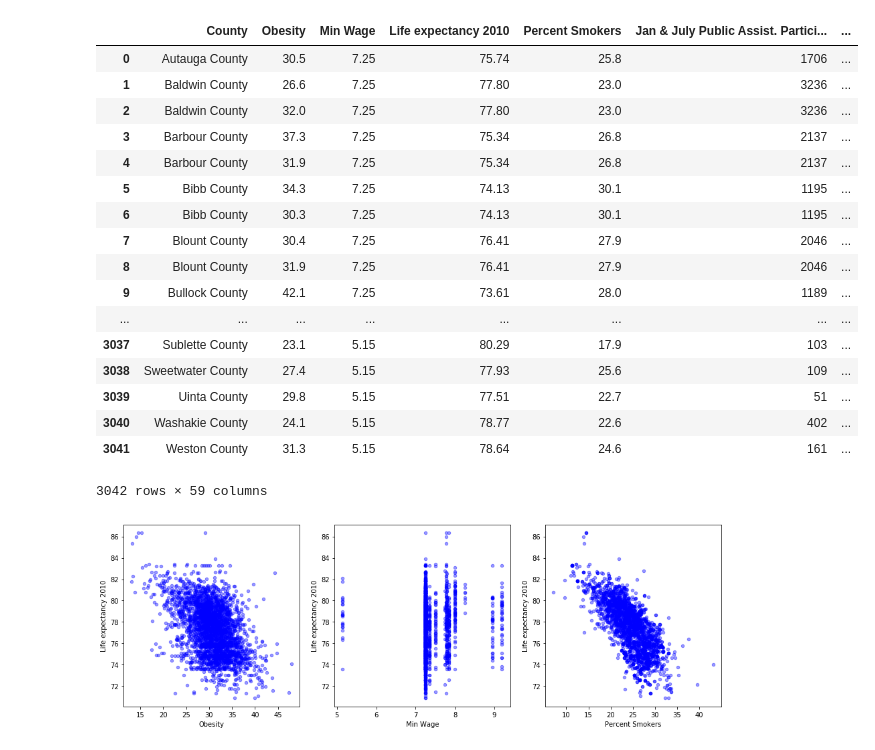
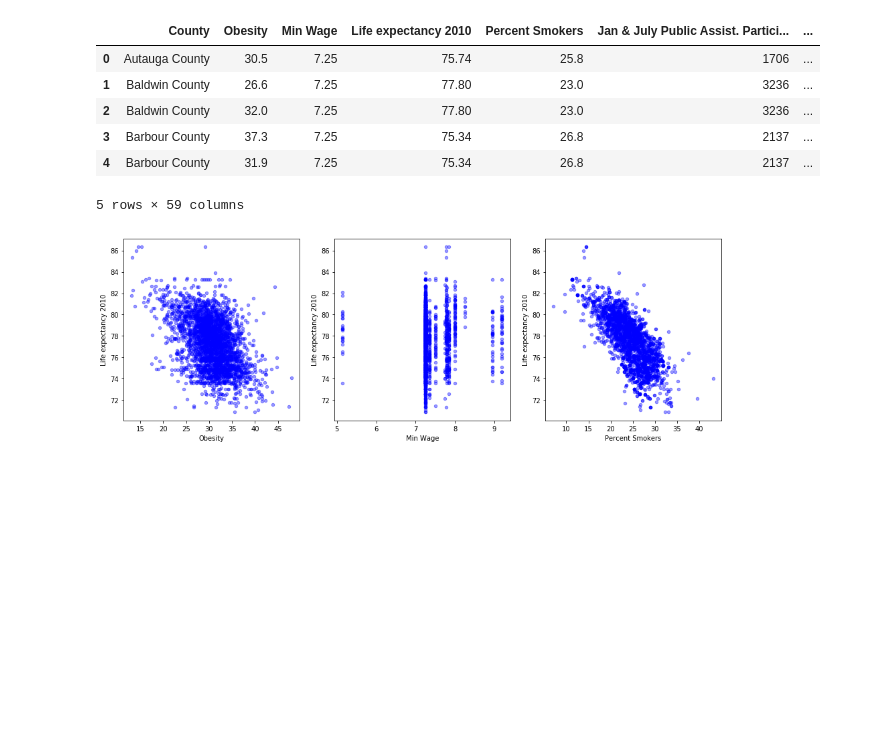
Before and after one commit to aulorbe/Life-Expectancy-In-The-US, a Jupyter notebook: EDA.ipynb, the cells around one changed output. Drawn from its saved outputs; the diff is of its cells as text; code cells hidden in the pictures; blank space fills up the shorter version.

```diff
--- a/EDA.ipynb
+++ b/EDA.ipynb
@@ -12,26 +12,15 @@ from matplotlib.axes import Subplot as splt
 # %%
 df = pd.read_csv('csv_files/final_with_dums.csv')
 # %%
-df
+df.head()
 # %% [output]
 |  | County | Obesity | Min Wage | Life expectancy 2010 | Percent Smokers | Jan & July Public Assist. Partici... | ... |
 | 0 | Autauga County | 30.5 | 7.25 | 75.74 | 25.8 | 1706 | ... |
 | 1 | Baldwin County | 26.6 | 7.25 | 77.80 | 23.0 | 3236 | ... |
 | 2 | Baldwin County | 32.0 | 7.25 | 77.80 | 23.0 | 3236 | ... |
 | 3 | Barbour County | 37.3 | 7.25 | 75.34 | 26.8 | 2137 | ... |
 | 4 | Barbour County | 31.9 | 7.25 | 75.34 | 26.8 | 2137 | ... |
-| 5 | Bibb County | 34.3 | 7.25 | 74.13 | 30.1 | 1195 | ... |
-| 6 | Bibb County | 30.3 | 7.25 | 74.13 | 30.1 | 1195 | ... |
-| 7 | Blount County | 30.4 | 7.25 | 76.41 | 27.9 | 2046 | ... |
-| 8 | Blount County | 31.9 | 7.25 | 76.41 | 27.9 | 2046 | ... |
-| 9 | Bullock County | 42.1 | 7.25 | 73.61 | 28.0 | 1189 | ... |
-| ... | ... | ... | ... | ... | ... | ... | ... |
-| 3037 | Sublette County | 23.1 | 5.15 | 80.29 | 17.9 | 103 | ... |
-| 3038 | Sweetwater County | 27.4 | 5.15 | 77.93 | 25.6 | 109 | ... |
-| 3039 | Uinta County | 29.8 | 5.15 | 77.51 | 22.7 | 51 | ... |
-| 3040 | Washakie County | 24.1 | 5.15 | 78.77 | 22.6 | 402 | ... |
-| 3041 | Weston County | 31.3 | 5.15 | 78.64 | 24.6 | 161 | ... |
-3042 rows × 59 columns
+5 rows × 59 columns
 # %%
 # Create EDA for continuous variables
 
```
Also changed, not shown: parts of 6 cells of this notebook.
